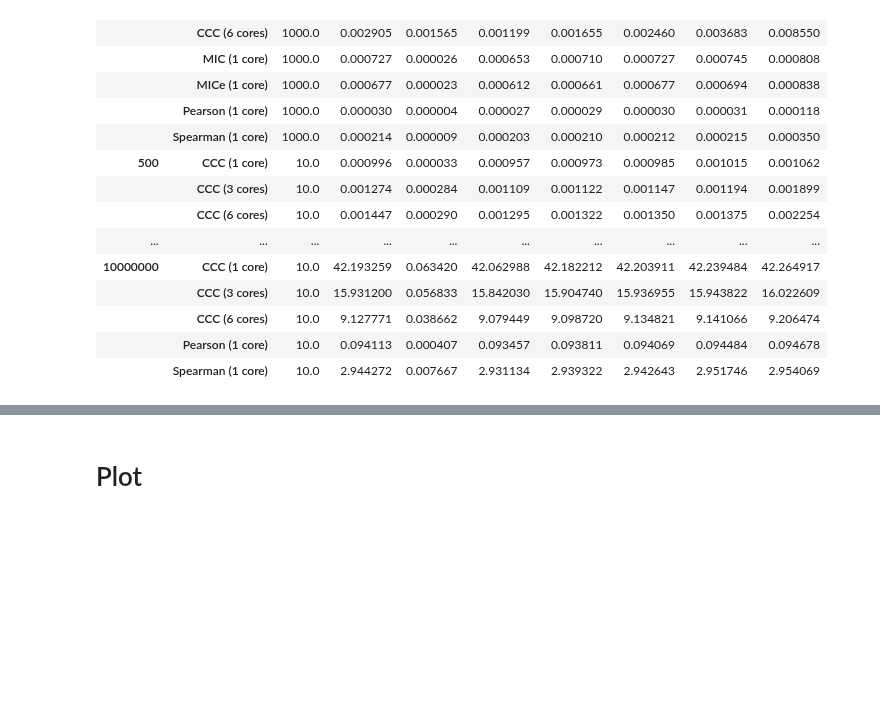
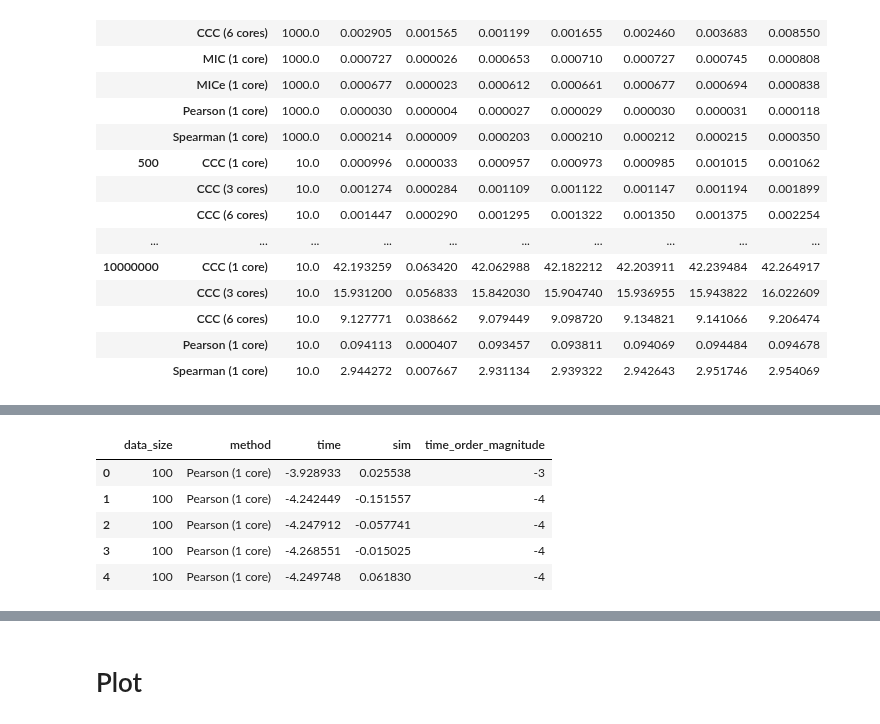
Before and after one commit to greenelab/ccc, a Jupyter notebook: nbs/99_manuscript/time_test/07-time_test-plot.ipynb, the cells around one changed output, grey strips where cells are left out. Cells and saved outputs as stored; diff of their text form; code cells hidden in the pictures; blank space fills up the shorter version.

```diff
--- a/nbs/99_manuscript/time_test/07-time_test-plot.ipynb
+++ b/nbs/99_manuscript/time_test/07-time_test-plot.ipynb
@@ -137,0 +155,9 @@ assert run_numbers["count"].unique().shape[0] == 2
+# %%
+plot_data_log.head()
+# %% [output]
+|  | data_size | method | time | sim | time_order_magnitude |
+| 0 | 100 | Pearson (1 core) | -3.928933 | 0.025538 | -3 |
+| 1 | 100 | Pearson (1 core) | -4.242449 | -0.151557 | -4 |
+| 2 | 100 | Pearson (1 core) | -4.247912 | -0.057741 | -4 |
+| 3 | 100 | Pearson (1 core) | -4.268551 | -0.015025 | -4 |
+| 4 | 100 | Pearson (1 core) | -4.249748 | 0.061830 | -4 |
```
Also changed, not shown: parts of 6 cells of this notebook, 1 other file.
